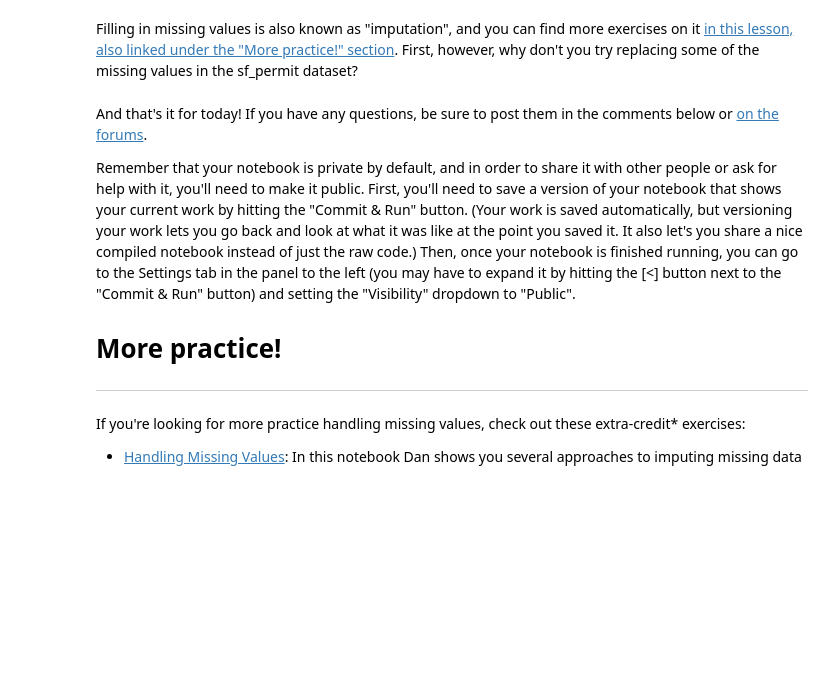
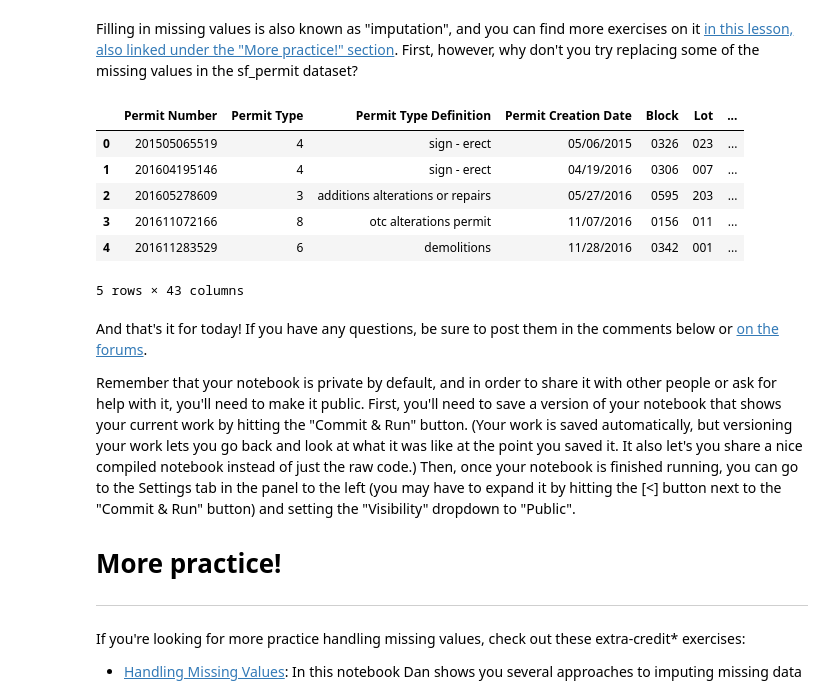
Before and after one commit to rehroman/DS_ESA7, a Jupyter notebook: day-1-data-cleaning-challenge-handling-missing.ipynb, the cells around one changed output. Drawn from its saved outputs; the diff is of its cells as text; code cells hidden in the pictures; blank space fills up the shorter version.

```diff
--- a/day-1-data-cleaning-challenge-handling-missing.ipynb
+++ b/day-1-data-cleaning-challenge-handling-missing.ipynb
@@ -250,6 +271,15 @@ Filling in missing values is also known as "imputation", and you can find more e
 # %%
 # Your turn! Try replacing all the NaN's in the sf_permits data with the one that
 # comes directly after it and then replacing any remaining NaN's with 0
+sf_permits.fillna(method = 'bfill', axis=0).fillna(0).head()
+# %% [output]
+|  | Permit Number | Permit Type | Permit Type Definition | Permit Creation Date | Block | Lot | ... |
+| 0 | 201505065519 | 4 | sign - erect | 05/06/2015 | 0326 | 023 | ... |
+| 1 | 201604195146 | 4 | sign - erect | 04/19/2016 | 0306 | 007 | ... |
+| 2 | 201605278609 | 3 | additions alterations or repairs | 05/27/2016 | 0595 | 203 | ... |
+| 3 | 201611072166 | 8 | otc alterations permit | 11/07/2016 | 0156 | 011 | ... |
+| 4 | 201611283529 | 6 | demolitions | 11/28/2016 | 0342 | 001 | ... |
+5 rows × 43 columns
 # %% [markdown]
 And that's it for today! If you have any questions, be sure to post them in the comments below or [on the forums](https://www.kaggle.com/questions-and-answers).
 
```
Also changed, not shown: parts of 3 cells of this notebook.
